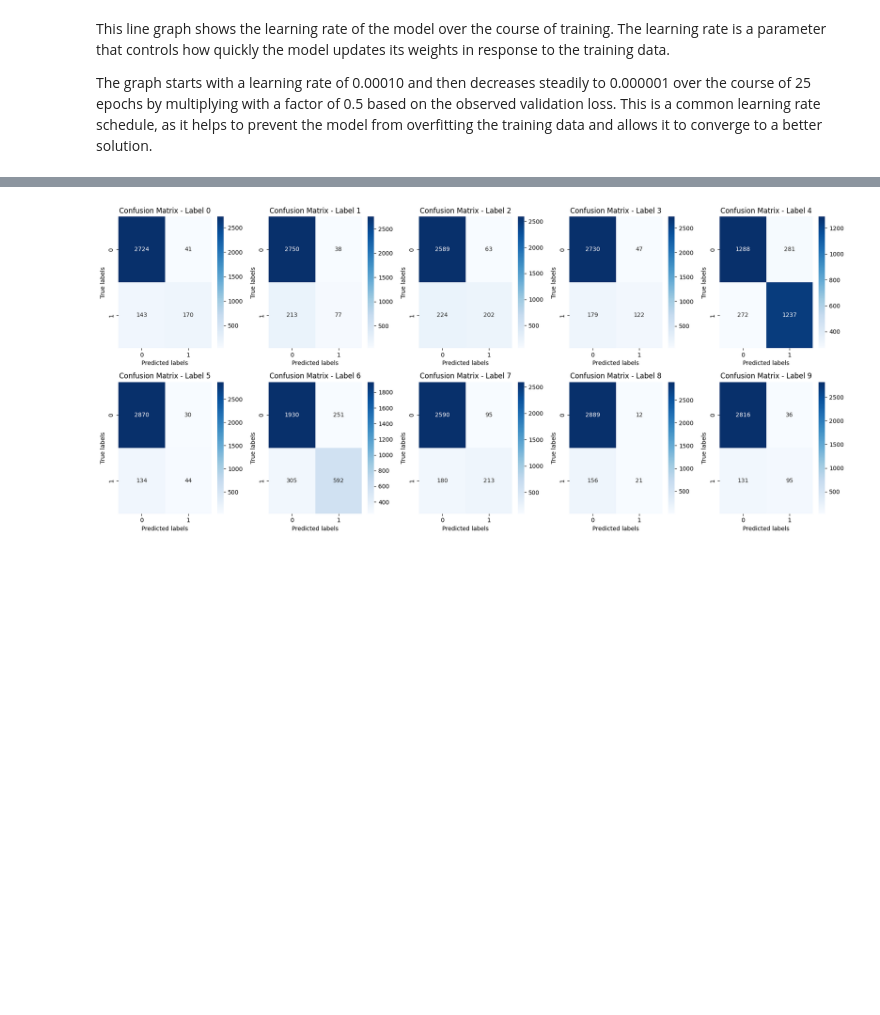
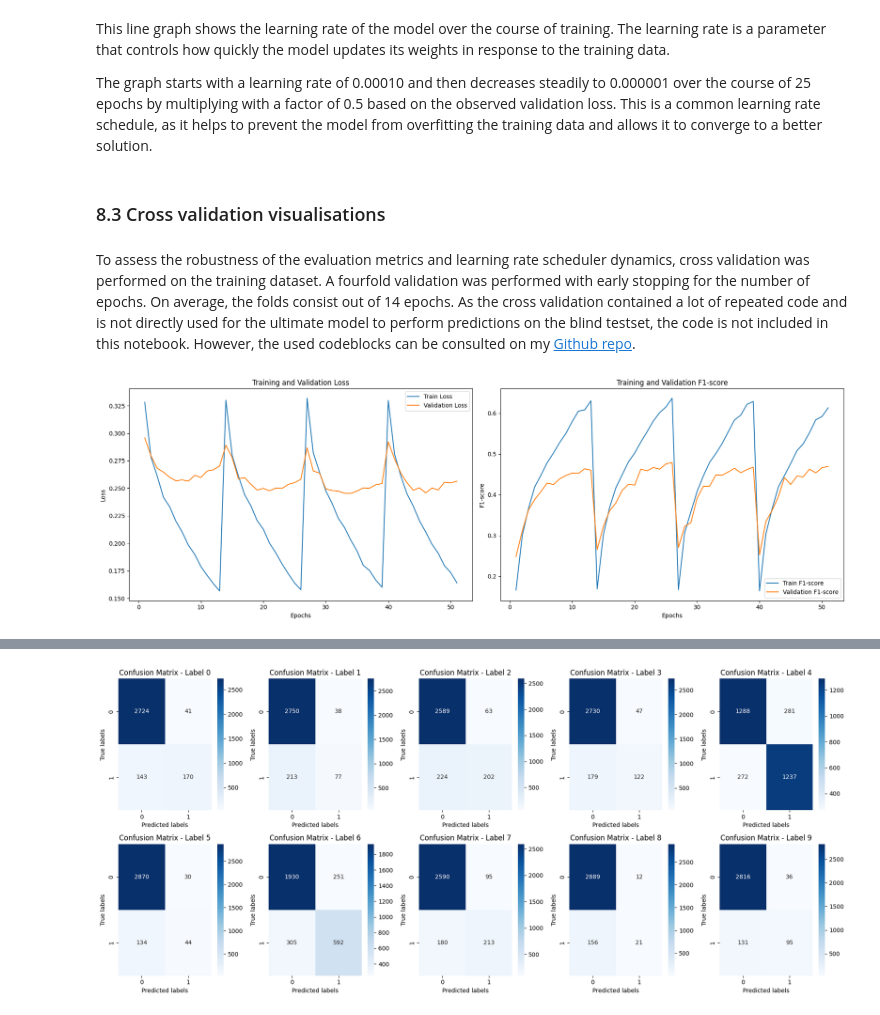
Before and after one commit to mxvp/organelle-image-classification, a Jupyter notebook: organelle_image_classification.ipynb, the cells around one changed output, grey strips where cells are left out. Drawn from its saved outputs; the diff is of its cells as text; code cells hidden in the pictures; blank space fills up the shorter version.

```diff
--- a/organelle_image_classification.ipynb
+++ b/organelle_image_classification.ipynb
@@ -692,3 +694,13 @@ plt.show()
 This line graph shows the learning rate of the model over the course of training. The learning rate is a parameter that controls how quickly the model updates its weights in response to the training data.
 
 The graph starts with a learning rate of 0.00010 and then decreases steadily to 0.000001 over the course of 25 epochs by multiplying with a factor of 0.5 based on the observed validation loss. This is a common learning rate schedule, as it helps to prevent the model from overfitting the training data and allows it to converge to a better solution.
+# %% [markdown]
+### 8.3 Cross validation visualisations
+# %% [markdown]
+To assess the robustness of the evaluation metrics and learning rate scheduler dynamics, cross validation was performed on the training dataset.
+A fourfold validation was performed with early stopping for the number of epochs. On average, the folds consist out of 14 epochs.
+As the cross validation contained a lot of repeated code and is not directly used for the ultimate model to perform predictions on the blind testset, the code is not included in this notebook. However, the used codeblocks can be consulted on my [Github repo](https://github.com/mxvp/organelle-image-classification).
+# %%
+Image(filename='lossf1_cross.png')
+# %% [output]
+[figure, added]
```
Also changed, not shown: parts of 6 cells of this notebook, 4 other files.
